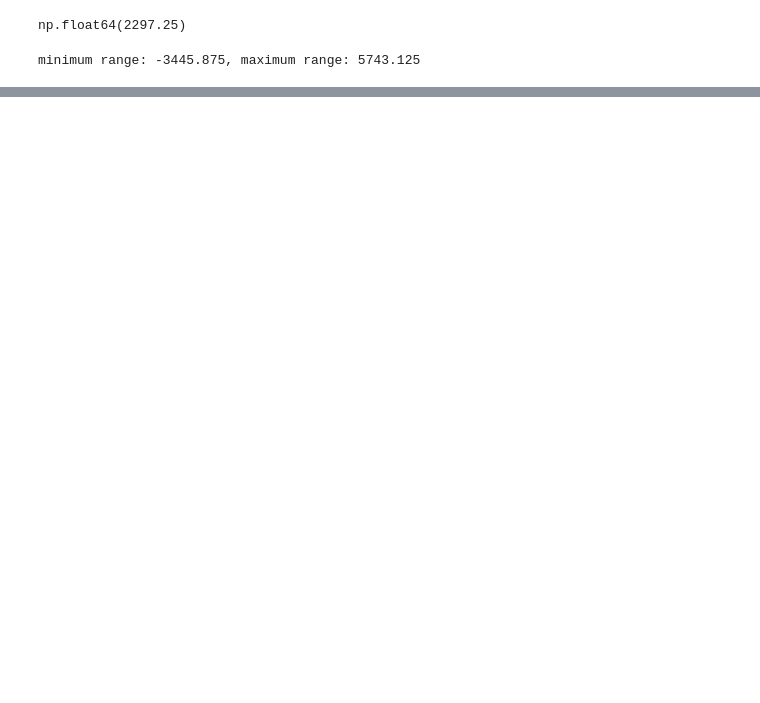
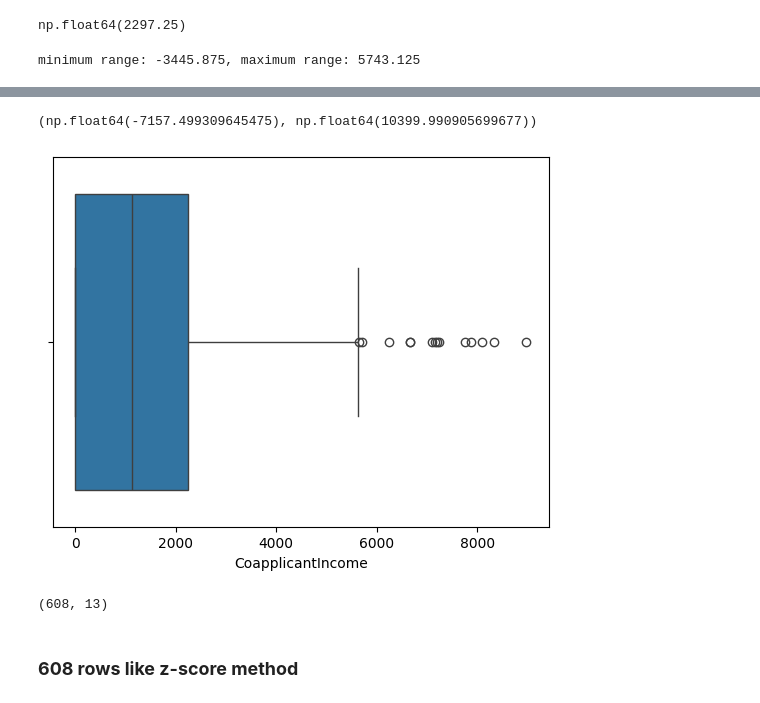
Before and after one commit to Ahiraf/Data_Science_Basics, a Jupyter notebook: 16_RemovingOutliers.ipynb, the cells around one changed output, grey strips where cells are left out. Cells and saved outputs as stored; diff of their text form; code cells hidden in the pictures; blank space fills up the shorter version.

```diff
--- a/16_RemovingOutliers.ipynb
+++ b/16_RemovingOutliers.ipynb
@@ -55,0 +72,3 @@ minimum range: -3445.875, maximum range: 5743.125
+# %%
+z_score = (dataset["CoapplicantIncome"] - dataset["CoapplicantIncome"].mean()) / (dataset["CoapplicantIncome"].std())
+z_score
@@ -55,0 +107,3 @@ minimum range: -3445.875, maximum range: 5743.125
+# %%
+dataset["z_score"] = z_score
+dataset[dataset["z_score"] < 3] # For removing the outliers
@@ -55,0 +160,19 @@ minimum range: -3445.875, maximum range: 5743.125
+# %%
+min_range = dataset["CoapplicantIncome"].mean() - (3 * dataset["CoapplicantIncome"].std())
+max_range = dataset["CoapplicantIncome"].mean() + (3 * dataset["CoapplicantIncome"].std())
+min_range, max_range
+# %% [output]
+(np.float64(-7157.499309645475), np.float64(10399.990905699677))
+# %%
+new_data = dataset[dataset["CoapplicantIncome"] <= max_range]
+
+sns.boxplot(x = "CoapplicantIncome", data = new_data)
+plt.show()
+# %% [output]
+[figure, added]
+# %%
+new_data.shape
+# %% [output]
+(608, 13)
+# %% [markdown]
+### **608 rows like z-score method**
```
Also changed, not shown: parts of 14 cells of this notebook.
